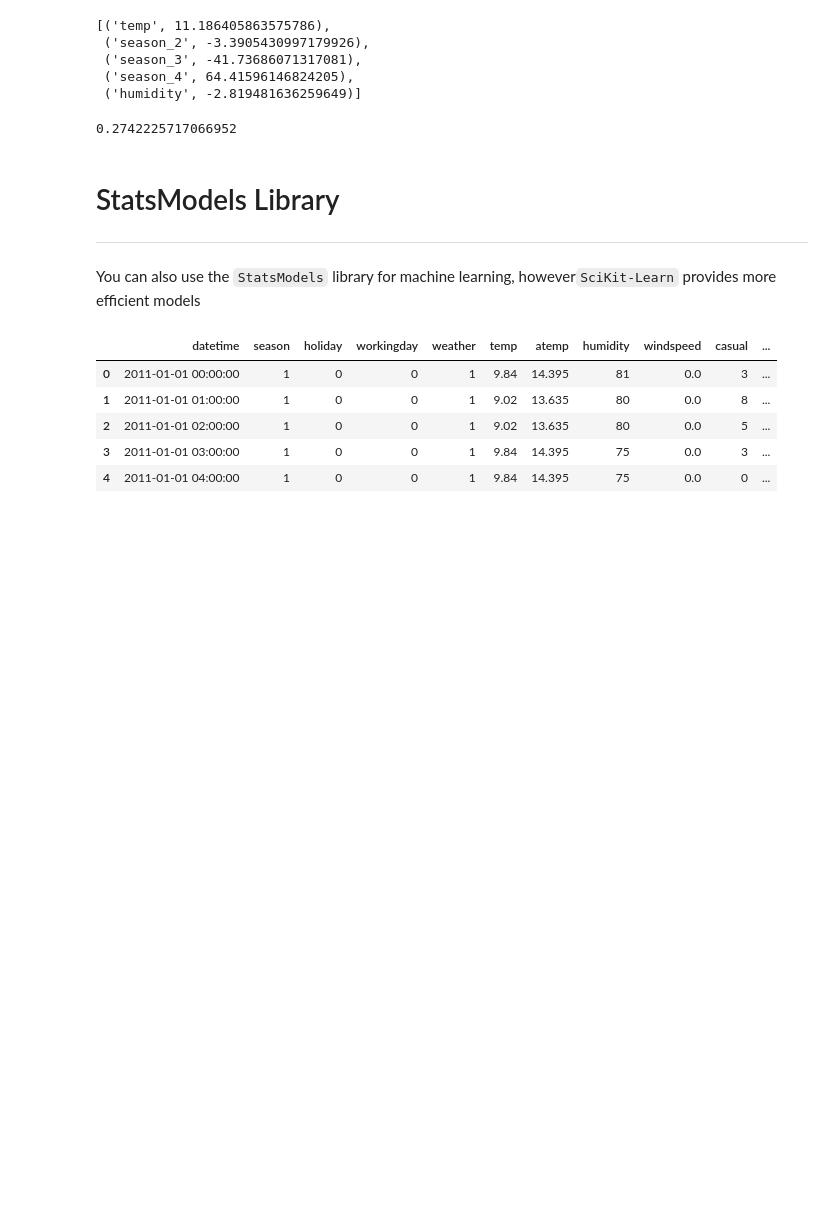
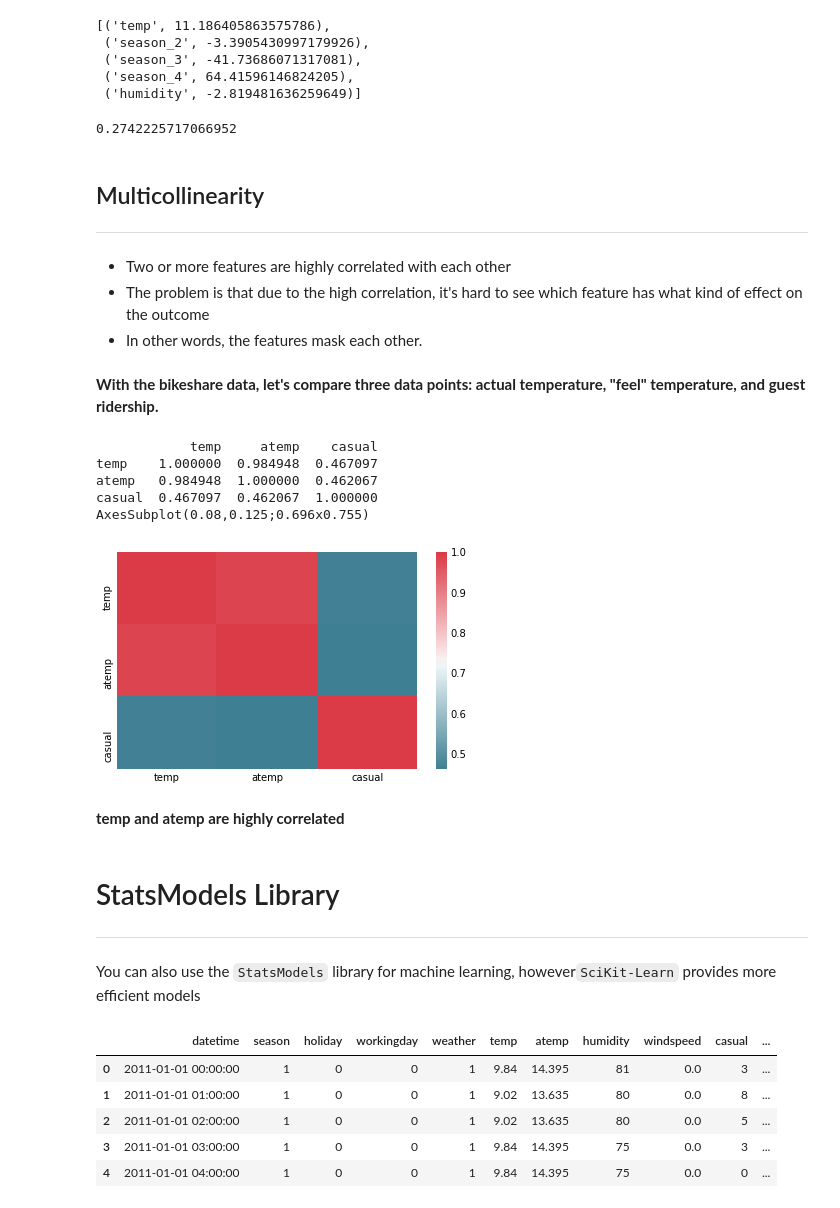
Before and after one commit to BentoBox2447/201, a Jupyter notebook: Project_2/Project_2.ipynb, the cells around one changed output. Cells and saved outputs as stored; diff of their text form; code cells hidden in the pictures; blank space fills up the shorter version.

```diff
--- a/Project_2/Project_2.ipynb
+++ b/Project_2/Project_2.ipynb
@@ -454,6 +454,29 @@ list(zip(feature_cols, linreg.coef_))
 linreg.score(X, y)
 # %% [output]
 0.2742225717066952
+# %% [markdown]
+## Multicollinearity
+---
+# %% [markdown]
+- Two or more features are highly correlated with each other
+- The problem is that due to the high correlation, it's hard to see which feature has what kind of effect on the outcome
+- In other words, the features mask each other.
+# %% [markdown]
+**With the bikeshare data, let's compare three data points: actual temperature, "feel" temperature, and guest ridership.**
+# %%
+cmap = sns.diverging_palette(220, 10, as_cmap=True)
+correlations = bikes[['temp', 'atemp', 'casual']].corr()
+print(correlations)
+print(sns.heatmap(correlations, cmap=cmap))
+# %% [output]
+            temp     atemp    casual
+temp    1.000000  0.984948  0.467097
+atemp   0.984948  1.000000  0.462067
+casual  0.467097  0.462067  1.000000
+AxesSubplot(0.08,0.125;0.696x0.755)
+[figure, added]
+# %% [markdown]
+**temp and atemp are highly correlated**
 # %% [markdown]
 # StatsModels Library
 ---
```
Also changed, not shown: parts of 17 cells of this notebook.
